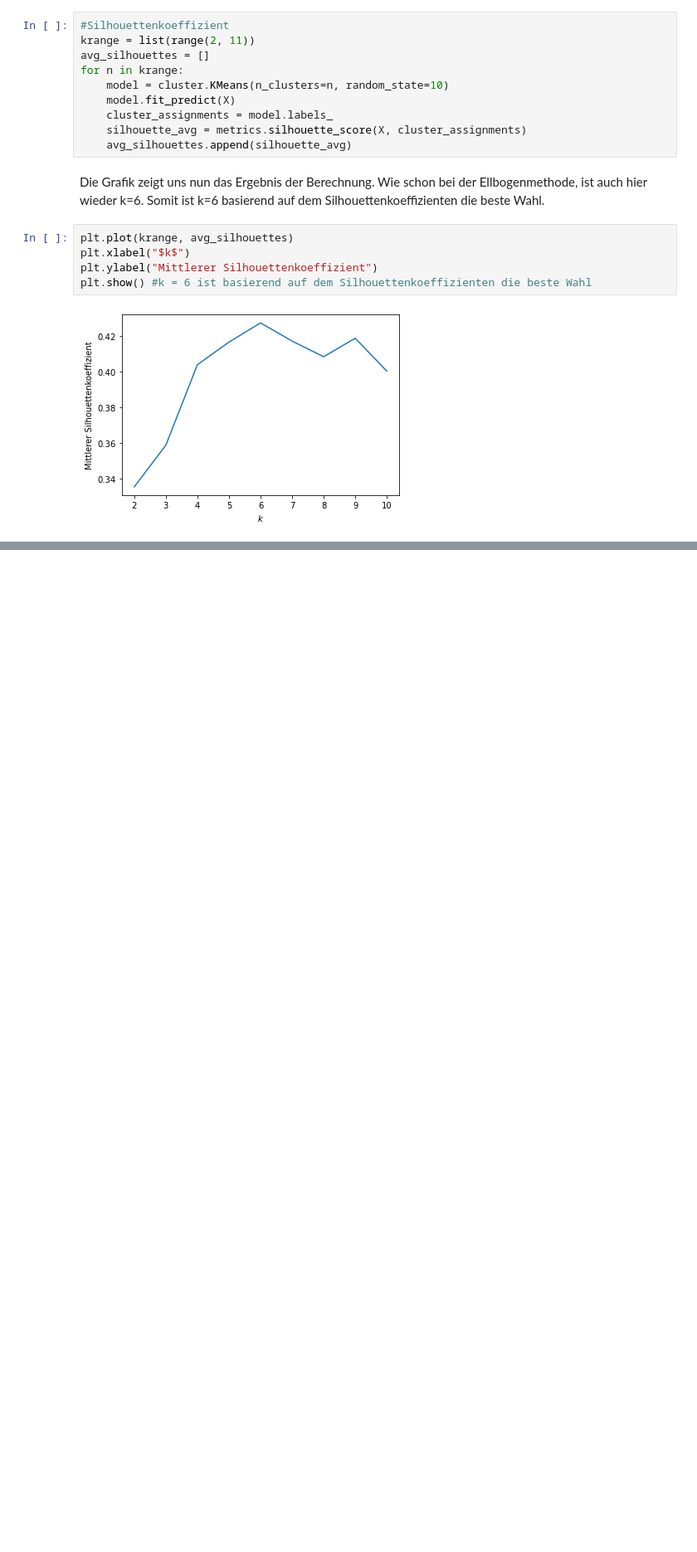
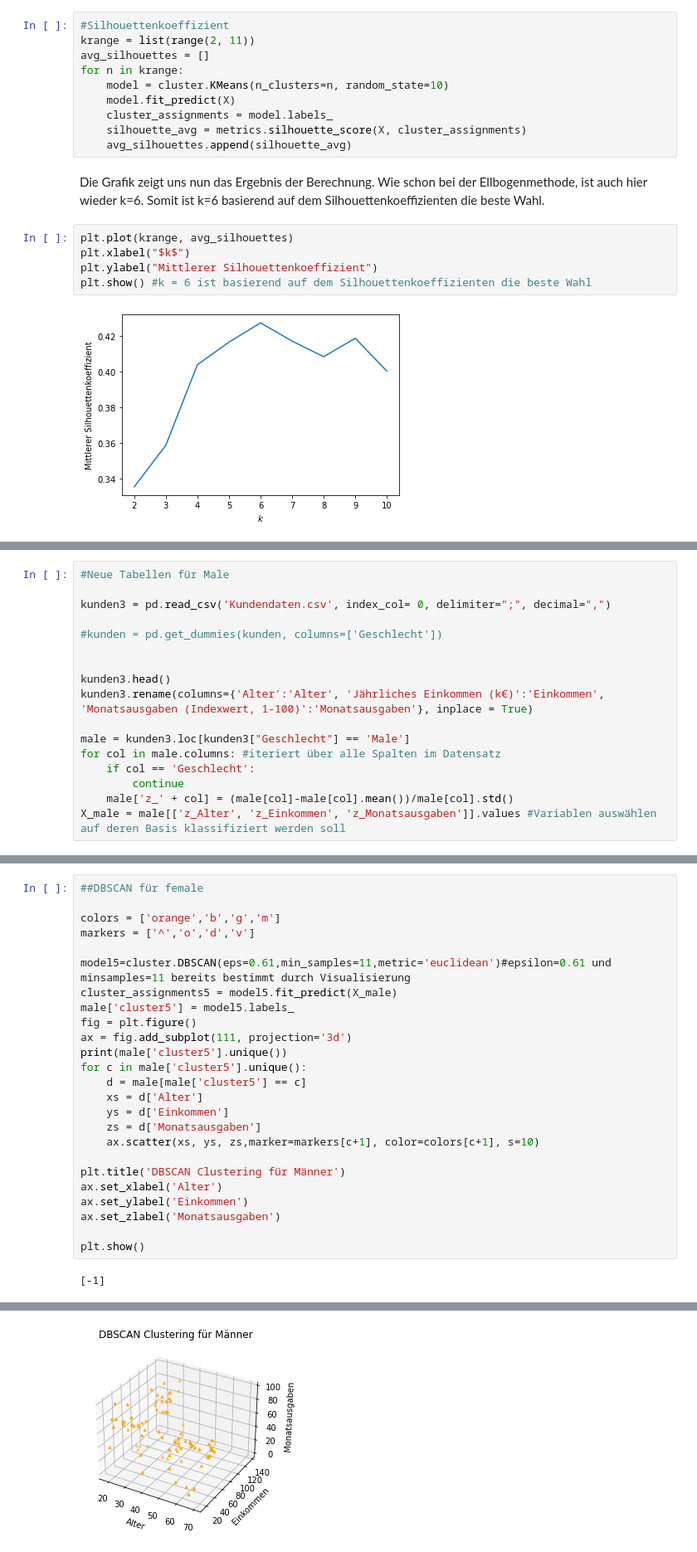
Before and after one commit to DeniseRekic/Notenbonus_CRM, a Jupyter notebook: Notenbonusprojekt.ipynb, the cells around one changed output, grey strips where cells are left out. Shown at 83% size. Saved outputs shown, nothing was run; the diff lists cells and outputs as text; blank space fills up the shorter version.

```diff
--- a/Notenbonusprojekt.ipynb
+++ b/Notenbonusprojekt.ipynb
@@ -370,0 +280,17 @@ plt.show()
+# %%
+#Neue Tabellen für Male
+
+kunden3 = pd.read_csv('Kundendaten.csv', index_col= 0, delimiter=";", decimal=",")
+
+#kunden = pd.get_dummies(kunden, columns=['Geschlecht'])
+
+
+kunden3.head()
+kunden3.rename(columns={'Alter':'Alter', 'Jährliches Einkommen (k€)':'Einkommen', 'Monatsausgaben (Indexwert, 1-100)':'Monatsausgaben'}, inplace = True)
+
+male = kunden3.loc[kunden3["Geschlecht"] == 'Male']
+for col in male.columns: #iteriert über alle Spalten im Datensatz
+    if col == 'Geschlecht':
+        continue
+    male['z_' + col] = (male[col]-male[col].mean())/male[col].std()
+X_male = male[['z_Alter', 'z_Einkommen', 'z_Monatsausgaben']].values #Variablen auswählen auf deren Basis klassifiziert werden soll
@@ -370,0 +307,27 @@ plt.show()
+# %%
+##DBSCAN für female
+
+colors = ['orange','b','g','m']
+markers = ['^','o','d','v']
+
+model5=cluster.DBSCAN(eps=0.61,min_samples=11,metric='euclidean')#epsilon=0.61 und minsamples=11 bereits bestimmt durch Visualisierung
+cluster_assignments5 = model5.fit_predict(X_male)
+male['cluster5'] = model5.labels_
+fig = plt.figure()
+ax = fig.add_subplot(111, projection='3d')
+print(male['cluster5'].unique())
+for c in male['cluster5'].unique():
+    d = male[male['cluster5'] == c]
+    xs = d['Alter']
+    ys = d['Einkommen']
+    zs = d['Monatsausgaben']
+    ax.scatter(xs, ys, zs,marker=markers[c+1], color=colors[c+1], s=10)
+
+plt.title('DBSCAN Clustering für Männer')
+ax.set_xlabel('Alter')
+ax.set_ylabel('Einkommen')
+ax.set_zlabel('Monatsausgaben')
+
+plt.show()
+# %% [output]
+[-1]
@@ -370,0 +339 @@ plt.show()
+[figure, added]
```
Also changed, not shown: parts of 40 cells of this notebook.
